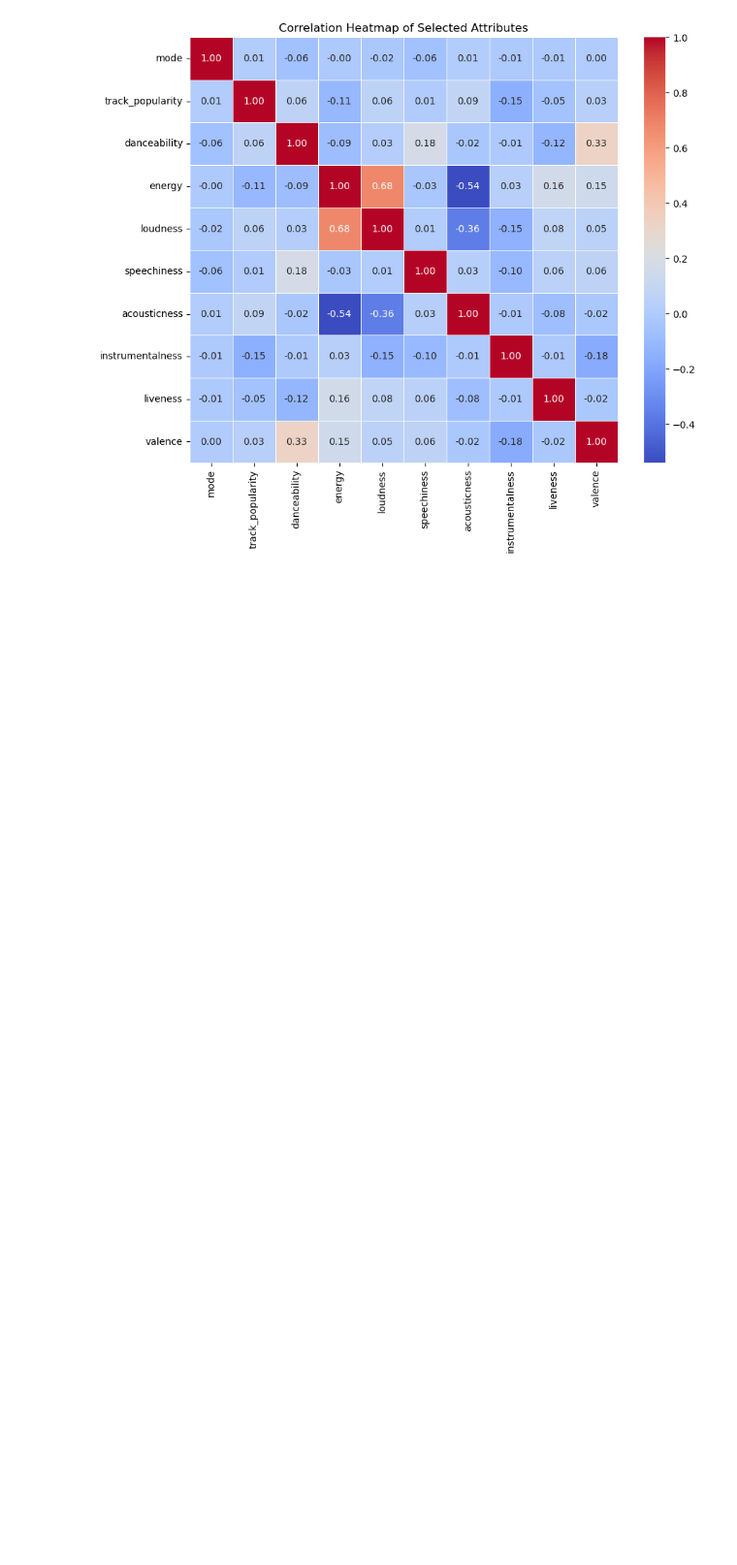
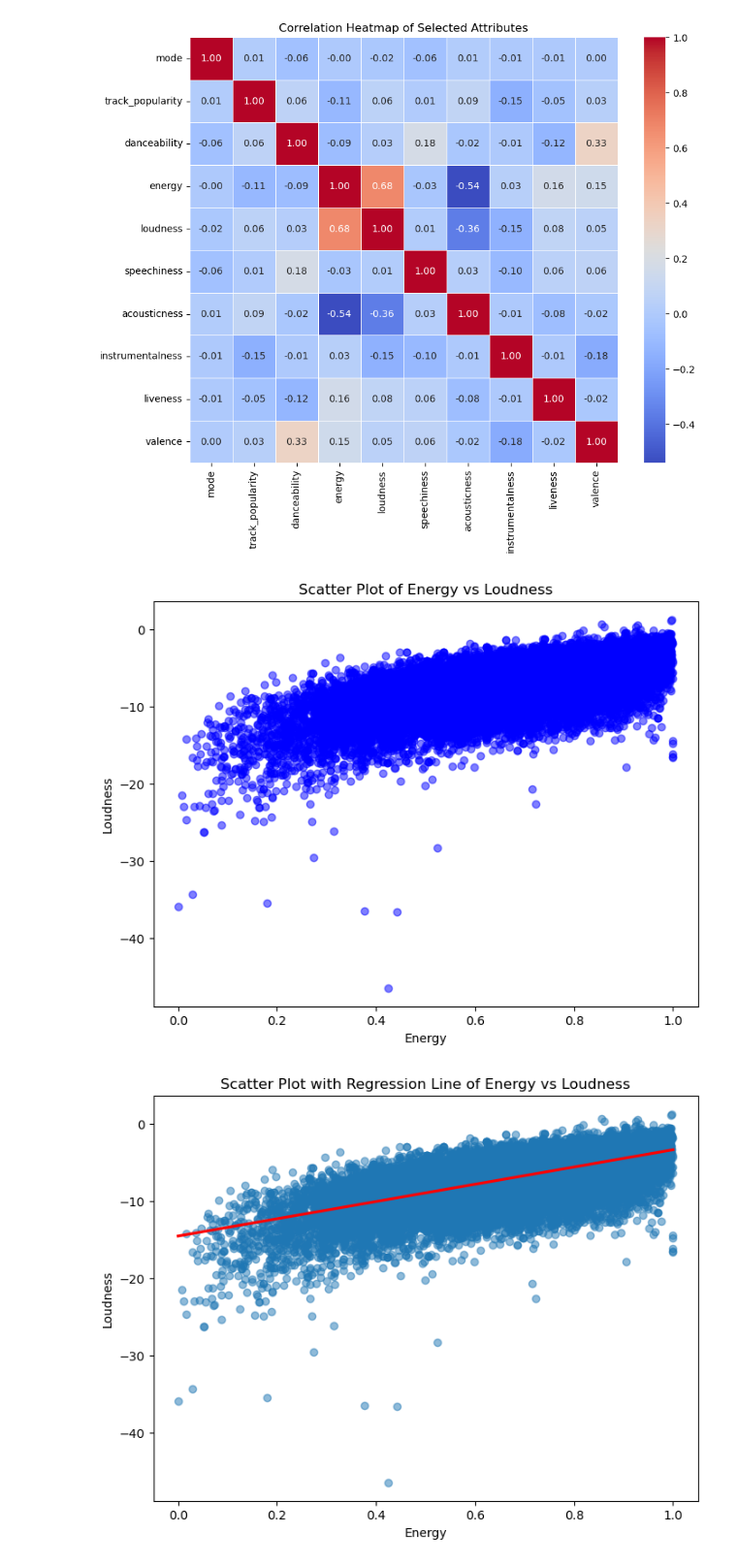
Before and after one commit to jesbor98/music-analysis, a Jupyter notebook: Data Mining project.ipynb, the cells around one changed output. Shown at 97% size. Cells and saved outputs as stored; diff of their text form; code cells hidden in the pictures; blank space fills up the shorter version.

```diff
--- a/Data Mining project.ipynb
+++ b/Data Mining project.ipynb
@@ -204,3 +205,31 @@ plt.title('Correlation Heatmap of Selected Attributes')
 plt.show()
 # %% [output]
 [figure]
+# %%
+# Scatter plot of 'energy' vs 'loudness'
+plt.figure(figsize=(8, 6))
+plt.scatter(selected_df['energy'], selected_df['loudness'], alpha=0.5, color='blue')
+
+# Add labels and title
+plt.title('Scatter Plot of Energy vs Loudness')
+plt.xlabel('Energy')
+plt.ylabel('Loudness')
+
+# Show the plot
+plt.show()
+
+
+# Scatter plot with regression line
+plt.figure(figsize=(8, 6))
+sns.regplot(x='energy', y='loudness', data=selected_df, scatter_kws={'alpha':0.5}, line_kws={'color':'red'})
+
+# Add labels and title
+plt.title('Scatter Plot with Regression Line of Energy vs Loudness')
+plt.xlabel('Energy')
+plt.ylabel('Loudness')
+
+# Show the plot
+plt.show()
+# %% [output]
+[figure, added]
+[figure, added]
```
Also changed, not shown: parts of 8 cells of this notebook.
